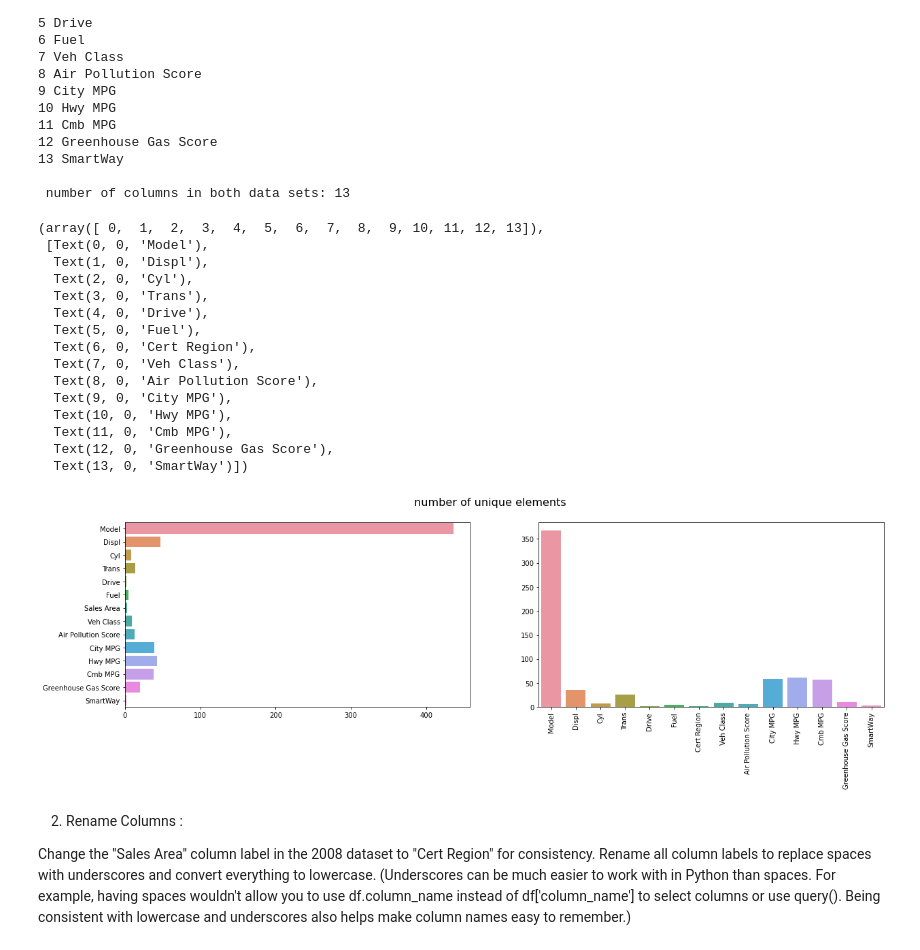
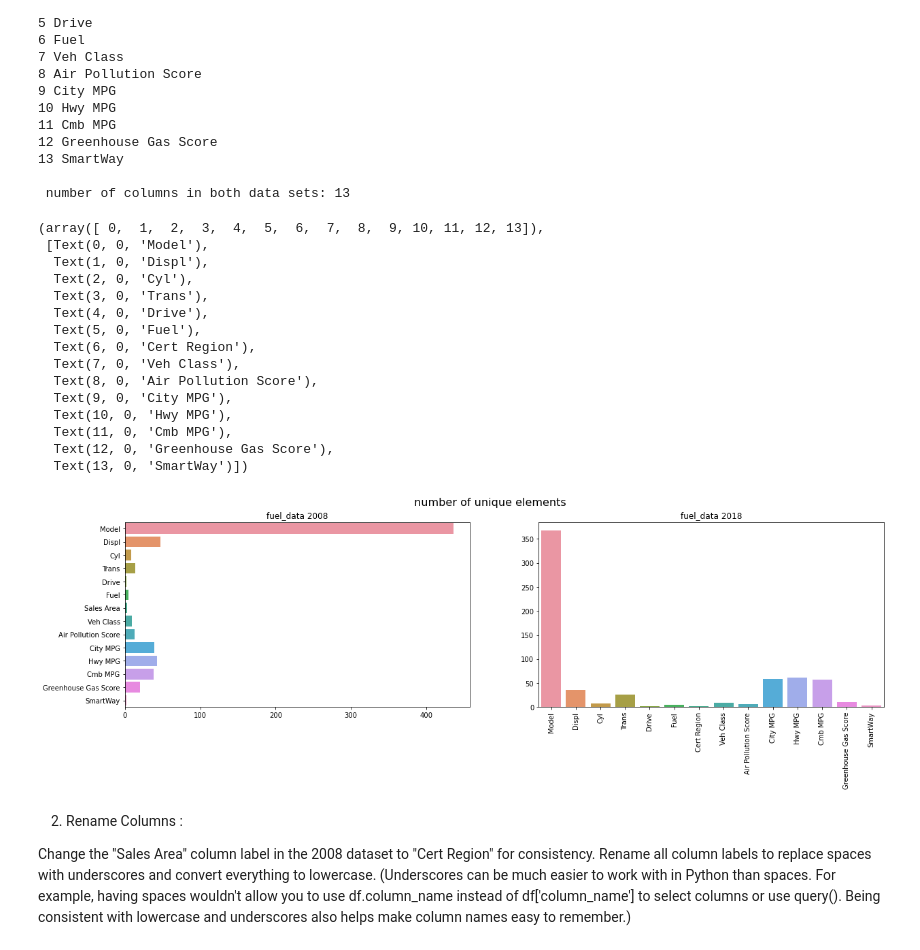
Before and after one commit to AmzadHossainrafis/fuel-economy-data-analysis, a Jupyter notebook: project_name/project.ipynb, the cells around one changed output. Saved outputs shown, nothing was run; the diff lists cells and outputs as text; code cells hidden in the pictures.

```diff
--- a/project_name/project.ipynb
+++ b/project_name/project.ipynb
@@ -206,32 +206,34 @@ colume_chk(fuel_data01,fuel_data02)
 # %%
 fig, axess = plt.subplots(nrows=1, ncols=2)
 fig.suptitle('number of unique elements ', fontsize=16)
 plt.rcParams["figure.figsize"] = (20,5)
 
 #rotate the x axis labels seaborn
 
 
 
 sns.barplot(x=fuel_data01.nunique(), y=fuel_data01.columns, ax=axess[0])
+axess[0].set_title('fuel_data 2008')
 sns.barplot(y=fuel_data02.nunique(), x=fuel_data02.columns, ax=axess[1])
+axess[1].set_title('fuel_data 2018')
 plt.xticks(rotation=90)
 # %% [output]
 (array([ 0,  1,  2,  3,  4,  5,  6,  7,  8,  9, 10, 11, 12, 13]),
  [Text(0, 0, 'Model'),
   Text(1, 0, 'Displ'),
   Text(2, 0, 'Cyl'),
   Text(3, 0, 'Trans'),
   Text(4, 0, 'Drive'),
   Text(5, 0, 'Fuel'),
   Text(6, 0, 'Cert Region'),
   Text(7, 0, 'Veh Class'),
   Text(8, 0, 'Air Pollution Score'),
   Text(9, 0, 'City MPG'),
   Text(10, 0, 'Hwy MPG'),
   Text(11, 0, 'Cmb MPG'),
   Text(12, 0, 'Greenhouse Gas Score'),
   Text(13, 0, 'SmartWay')])
-[figure, old version]
+[figure, new version]
 # %% [markdown]
 2. Rename Columns :
 
```
Also changed, not shown: parts of 10 cells of this notebook.
